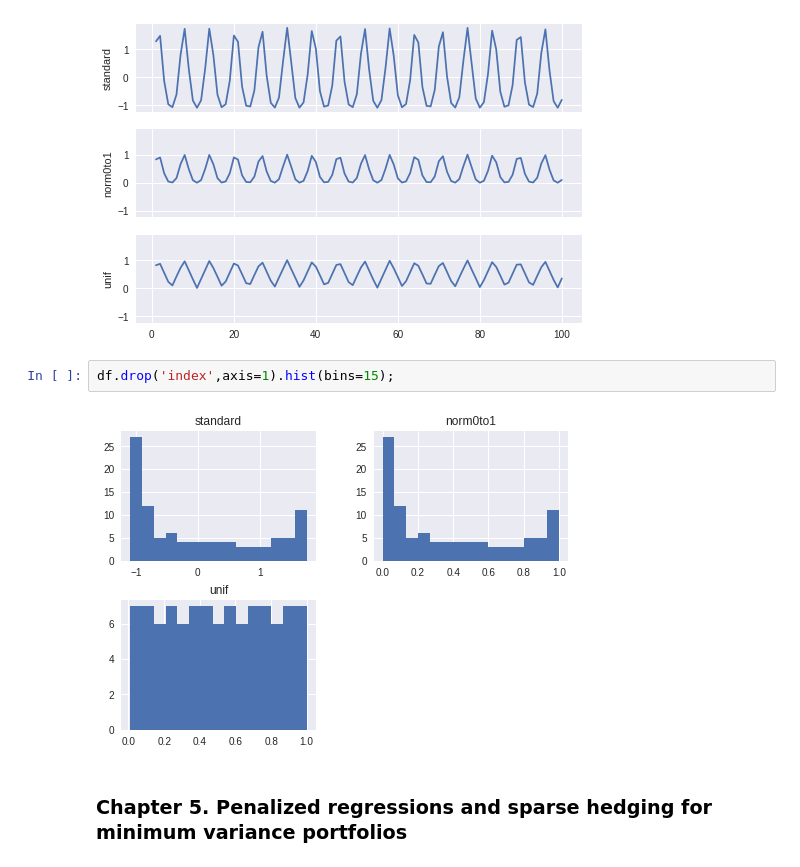
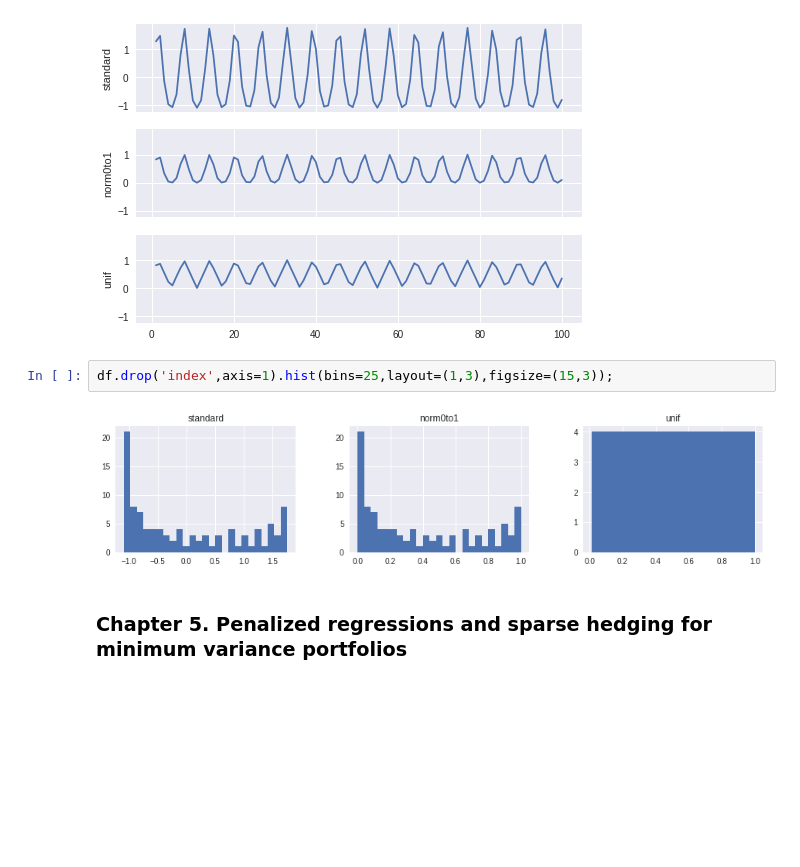
Before and after one commit to viniesposito/py-mlfactor, a Jupyter notebook: py_mlfactor.ipynb, the cells around one changed output. Drawn from its saved outputs; the diff is of its cells as text; blank space fills up the shorter version.

```diff
--- a/py_mlfactor.ipynb
+++ b/py_mlfactor.ipynb
@@ -288,8 +288,8 @@ for i, col in enumerate(df.columns[1:]):
 # %% [output]
 [figure]
 # %%
-df.drop('index',axis=1).hist(bins=15);
+df.drop('index',axis=1).hist(bins=25,layout=(1,3),figsize=(15,3));
 # %% [output]
-[figure, old version]
+[figure, new version]
 # %% [markdown]
 ### **Chapter 5.** Penalized regressions and sparse hedging for minimum variance portfolios
```
Also changed, not shown: parts of 10 cells of this notebook.
